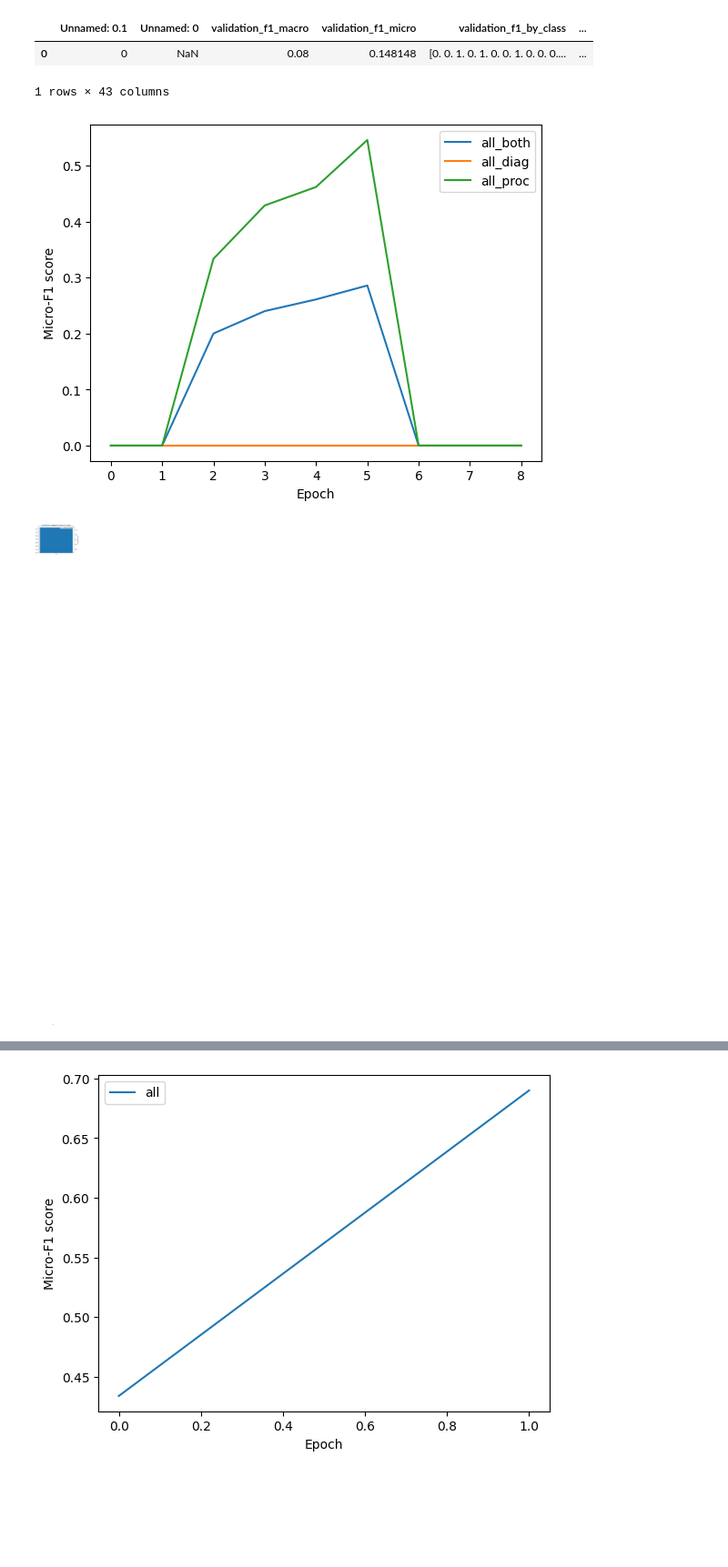
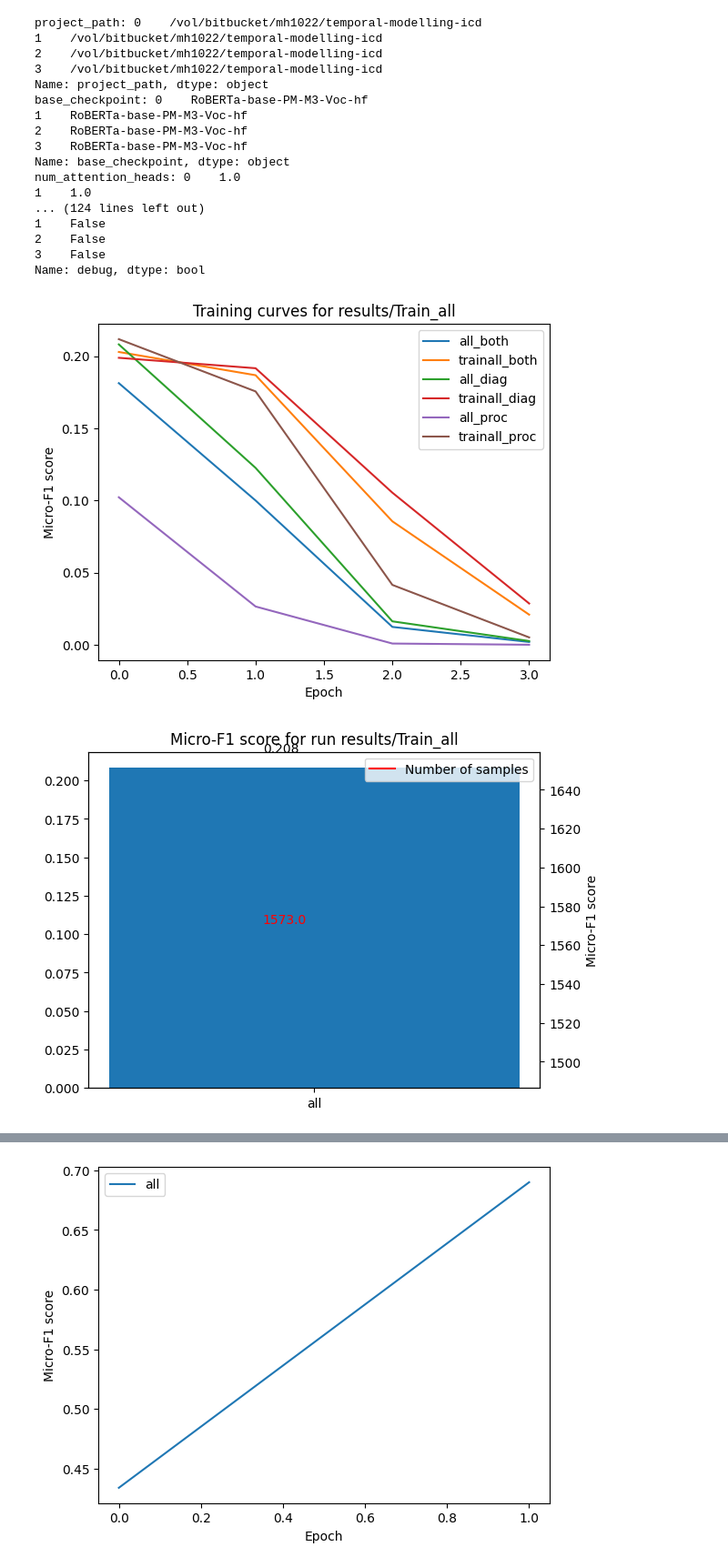
Before and after one commit to mireiahernandez/icd-continuous-prediction, a Jupyter notebook: visualize_results.ipynb, the cells around one changed output, grey strips where cells are left out. Shown: that part at 91% size. Drawn from its saved outputs; the diff is of its cells as text; code cells hidden in the pictures; blank space fills up the shorter version.

Commit message:
udpate viz results

```diff
--- a/visualize_results.ipynb
+++ b/visualize_results.ipynb
@@ -19,13 +19,14 @@ def get_results(run_name, is_temp=False, is_sep=True):
             results[time_range] = pd.read_csv(run_name+'_'+time_range+'.csv')
     return results
 # %%
-def plot_training(results):
+def plot_training(results, run_name=None):
     time_ranges = results.keys()
     if type(results['all']) == dict:
         evaluation_types = results['all'].keys()
         for time_range in time_ranges:
             for eval in evaluation_types:
                 plt.plot(results[time_range][eval]['validation_f1_micro'], label=time_range+'_'+eval)
+                plt.plot(results[time_range][eval]['train_f1_micro'], label="train"+time_range+'_'+eval)
                 # plt.plot(results[time_range][eval]['validation_metrics_sample_size'], label=time_range+'_'+eval)
                 # plt.plot(results[time_range][eval]['validation_num_labels'], label=time_range+'_'+eval)
 
@@ -35,12 +36,10 @@ def plot_training(results):
     plt.legend()
     plt.xlabel('Epoch')
     plt.ylabel('Micro-F1 score')
+    plt.title('Training curves for ' + run_name)
     plt.show()
-    return results
 # %%
-# write code to visualize the validation_f1_score for each time range in the last epoch
-
-def plot_performance(res, eval_type=None):
+def plot_performance(results, eval_type=None, run_name=None):
     if eval_type is None:
         plt.bar(range(len(results)), [results[key]['validation_f1_micro'].max() for key in results.keys()], align='center')
         plt.xticks(range(len(results)), list(results.keys()))
@@ -61,7 +60,7 @@ def plot_performance(res, eval_type=None):
 
         plt.ylabel('Micro-F1 score')
         plt.xlabel('Time range')
-        plt.title('Micro-F1 score for each time range (16 chunks)')
+        plt.title('Micro-F1 score for run ' + run_name)
         plt.show()
     else:
         plt.bar(range(len(results)), [results[key][eval_type]['validation_f1_micro'].max() for key in results.keys()], align='center')
@@ -83,5 +82,5 @@ def plot_performance(res, eval_type=None):
 
         plt.ylabel('Micro-F1 score')
         plt.xlabel('Time range')
-        plt.title('Micro-F1 score for each time range (16 chunks)')
+        plt.title('Micro-F1 score for run '+run_name)
         plt.show()
@@ -90,17 +87,44 @@ results = get_results(run_name, is_temp=False, is_sep=True)
-# %%
-results['all']['diag']
-# %% [output]
-|  | Unnamed: 0.1 | Unnamed: 0 | validation_f1_macro | validation_f1_micro | validation_f1_by_class | ... |
-| 0 | 0 | NaN | 0.08 | 0.148148 | [0. 0. 1. 0. 1. 0. 0. 1. 0. 0. 0.... | ... |
-1 rows × 43 columns
+# %%
+results = get_results("results/Train_all", is_temp=False, is_sep=True)
+config =['project_path', 'base_checkpoint', 'num_attention_heads', 'num_layers',
+       'lr', 'max_chunks', 'grad_accumulation', 'use_positional_embeddings',
+       'use_reverse_positional_embeddings', 'priority_mode', 'filter_time',
+       'priority_idxs', 'use_document_embeddings',
+       'use_reverse_document_embeddings', 'use_category_embeddings',
+       'num_labels', 'use_all_tokens', 'num_heads_labattn',
+       'final_aggregation', 'only_discharge_summary', 'patience_threshold',
+       'max_epochs', 'save_model', 'load_from_checkpoint', 'checkpoint_name',
+       'evaluate_temporal', 'use_multihead_attention', 'debug']
+for c in config:
+    print(f"{c}: {results['all']['both'][c]}")
+# %% [output]
+project_path: 0    /vol/bitbucket/mh1022/temporal-modelling-icd
+1    /vol/bitbucket/mh1022/temporal-modelling-icd
+2    /vol/bitbucket/mh1022/temporal-modelling-icd
+3    /vol/bitbucket/mh1022/temporal-modelling-icd
+Name: project_path, dtype: object
+base_checkpoint: 0    RoBERTa-base-PM-M3-Voc-hf
+1    RoBERTa-base-PM-M3-Voc-hf
+2    RoBERTa-base-PM-M3-Voc-hf
+3    RoBERTa-base-PM-M3-Voc-hf
+Name: base_checkpoint, dtype: object
+num_attention_heads: 0    1.0
+1    1.0
+... (124 lines left out)
+1    False
+2    False
+3    False
+Name: debug, dtype: bool
 # %%
 import pandas as pd
 import matplotlib.pyplot as plt
 
+
 # run_name = 'results/Definitive_temp_4'
-run_name = 'results/Backprop'
-plot_training(get_results(run_name, is_temp=False, is_sep=True))
-plot_performance(get_results(run_name, is_temp=False, is_sep=True), eval_type='diag')
+run_names = [f"results/Train_{exp}" for exp in ['all','2d','6d','14d', 'noDS']]
+for run_name in run_names:
+    plot_training(get_results(run_name, is_temp=False, is_sep=True), run_name=run_name)
+    plot_performance(get_results(run_name, is_temp=False, is_sep=True), eval_type='diag', run_name=run_name)
 # %% [output]
-[figure, old version]
+[figure, new version]
-[figure, old version]
+[figure, new version]
```
Also changed, not shown: parts of 2 cells of this notebook.
